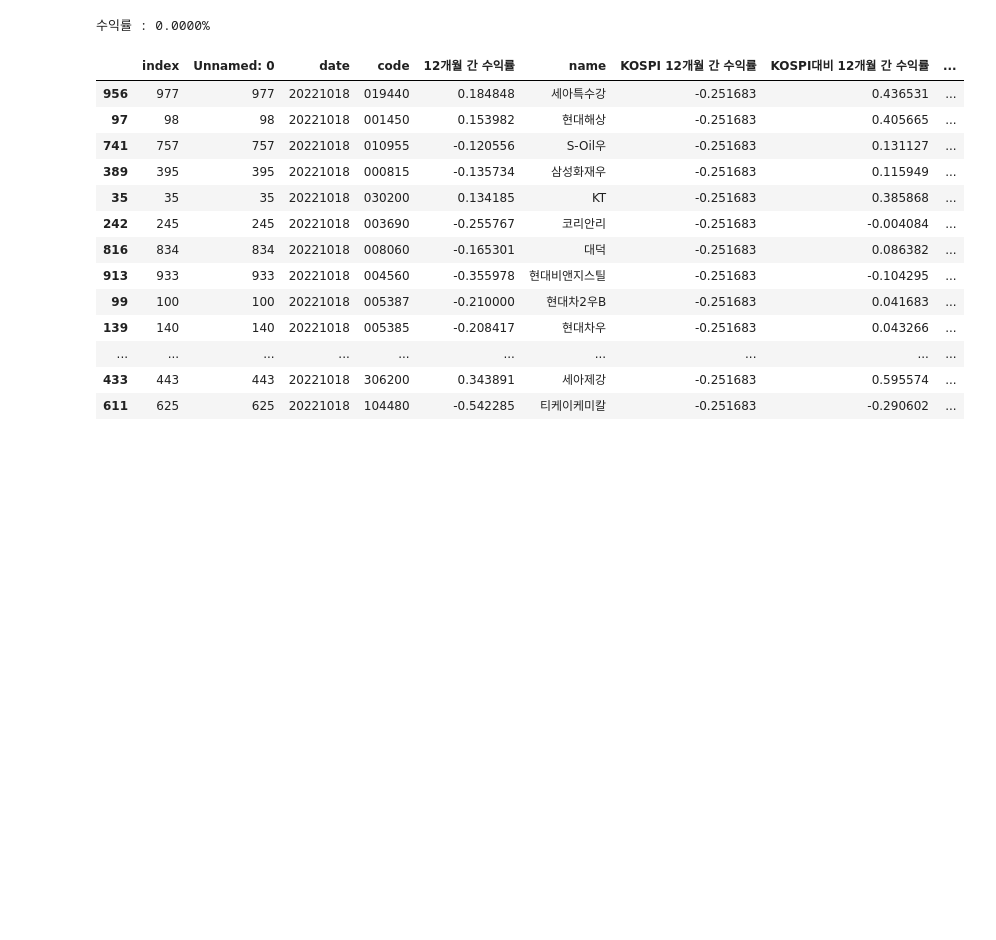
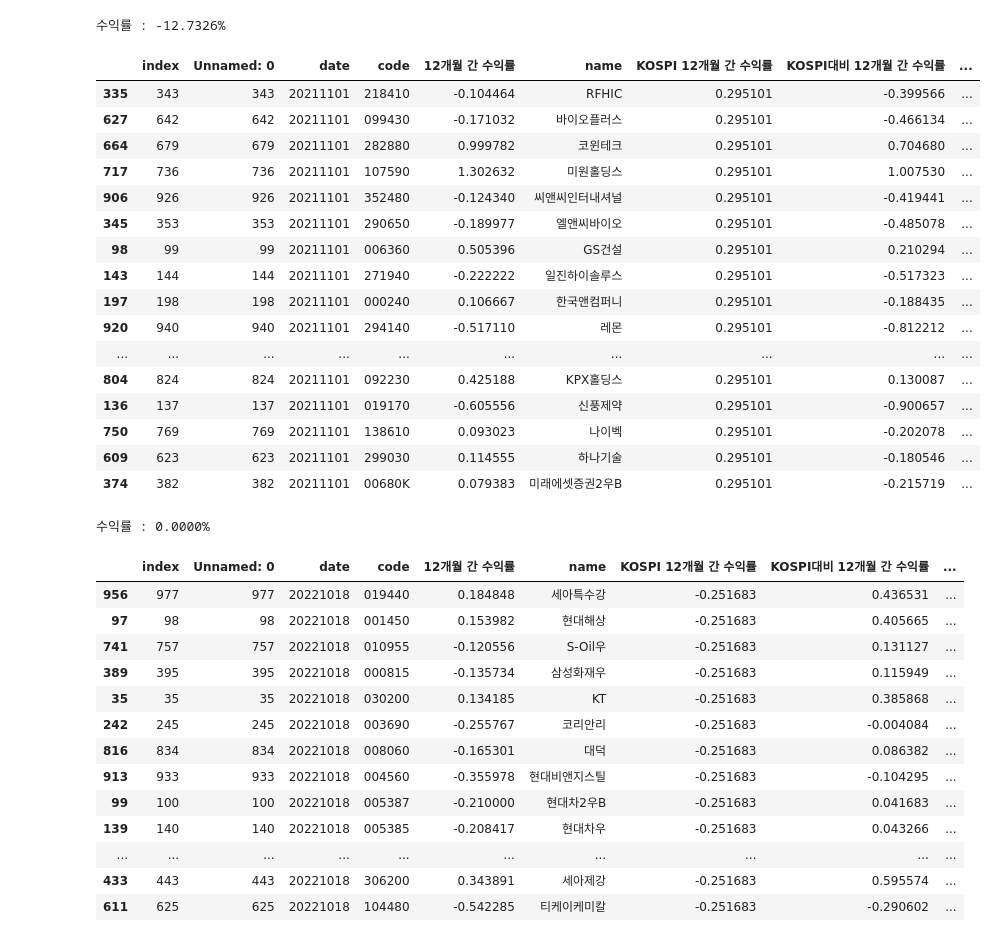
Before and after one commit to GrilledSalmon/stock-prediction-with-ML, a Jupyter notebook: model_check_220325/model_performance_check.ipynb, the cells around one changed output. Saved outputs shown, nothing was run; the diff lists cells and outputs as text; code cells hidden in the pictures; blank space fills up the shorter version.

```diff
--- a/model_check_220325/model_performance_check.ipynb
+++ b/model_check_220325/model_performance_check.ipynb
@@ -134,3 +158,42 @@ top_stocks.head(50)
+# %%
+# 하위 종목
+top_stocks = res.sort_values(by='y', ascending=False).tail(50)
+
+end_date = date_add(date=std_date, month=6) # std_date에 month 이후
+
+stock_price_dic = {}
+
+for code in top_stocks.code:
+    stock_price_dic[code] = fdr.DataReader(code, start=std_date)
+
+er_list = []
+for code in top_stocks.code:
+    er = earning_rate(stock_price_dic[code], start_date=std_date, end_date=end_date)
+    er_list.append(er)
+
+top_stocks['수익률'] = er_list
+
+print('수익률 : {:.4f}%'.format(top_stocks['수익률'].mean()*100))
+top_stocks.head(50)
+# %% [output]
+수익률 : -12.7326%
+|  | index | Unnamed: 0 | date | code | 12개월 간 수익률 | name | KOSPI 12개월 간 수익률 | KOSPI대비 12개월 간 수익률 | ... |
+| 335 | 343 | 343 | 20211101 | 218410 | -0.104464 | RFHIC | 0.295101 | -0.399566 | ... |
+| 627 | 642 | 642 | 20211101 | 099430 | -0.171032 | 바이오플러스 | 0.295101 | -0.466134 | ... |
+| 664 | 679 | 679 | 20211101 | 282880 | 0.999782 | 코윈테크 | 0.295101 | 0.704680 | ... |
+| 717 | 736 | 736 | 20211101 | 107590 | 1.302632 | 미원홀딩스 | 0.295101 | 1.007530 | ... |
+| 906 | 926 | 926 | 20211101 | 352480 | -0.124340 | 씨앤씨인터내셔널 | 0.295101 | -0.419441 | ... |
+| 345 | 353 | 353 | 20211101 | 290650 | -0.189977 | 엘앤씨바이오 | 0.295101 | -0.485078 | ... |
+| 98 | 99 | 99 | 20211101 | 006360 | 0.505396 | GS건설 | 0.295101 | 0.210294 | ... |
+| 143 | 144 | 144 | 20211101 | 271940 | -0.222222 | 일진하이솔루스 | 0.295101 | -0.517323 | ... |
+| 197 | 198 | 198 | 20211101 | 000240 | 0.106667 | 한국앤컴퍼니 | 0.295101 | -0.188435 | ... |
+| 920 | 940 | 940 | 20211101 | 294140 | -0.517110 | 레몬 | 0.295101 | -0.812212 | ... |
+| ... | ... | ... | ... | ... | ... | ... | ... | ... | ... |
+| 804 | 824 | 824 | 20211101 | 092230 | 0.425188 | KPX홀딩스 | 0.295101 | 0.130087 | ... |
+| 136 | 137 | 137 | 20211101 | 019170 | -0.605556 | 신풍제약 | 0.295101 | -0.900657 | ... |
+| 750 | 769 | 769 | 20211101 | 138610 | 0.093023 | 나이벡 | 0.295101 | -0.202078 | ... |
+| 609 | 623 | 623 | 20211101 | 299030 | 0.114555 | 하나기술 | 0.295101 | -0.180546 | ... |
+| 374 | 382 | 382 | 20211101 | 00680K | 0.079383 | 미래에셋증권2우B | 0.295101 | -0.215719 | ... |
 # %%
 # 금융주, 지주 회사 제외 테스트
 condition = ~(res.name.str.contains('지주') | res.name.str.contains('홀딩스')
```
Also changed, not shown: parts of 5 cells of this notebook, 16 other files.
